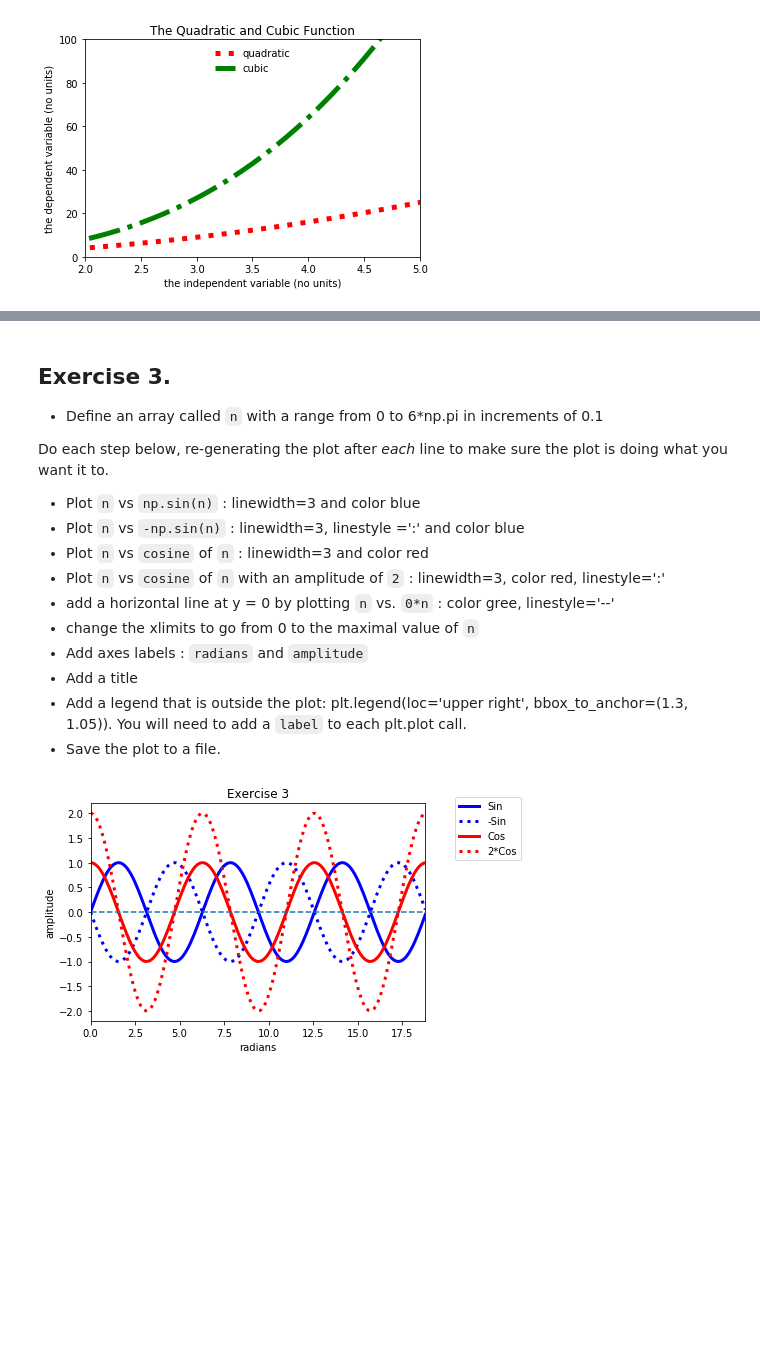
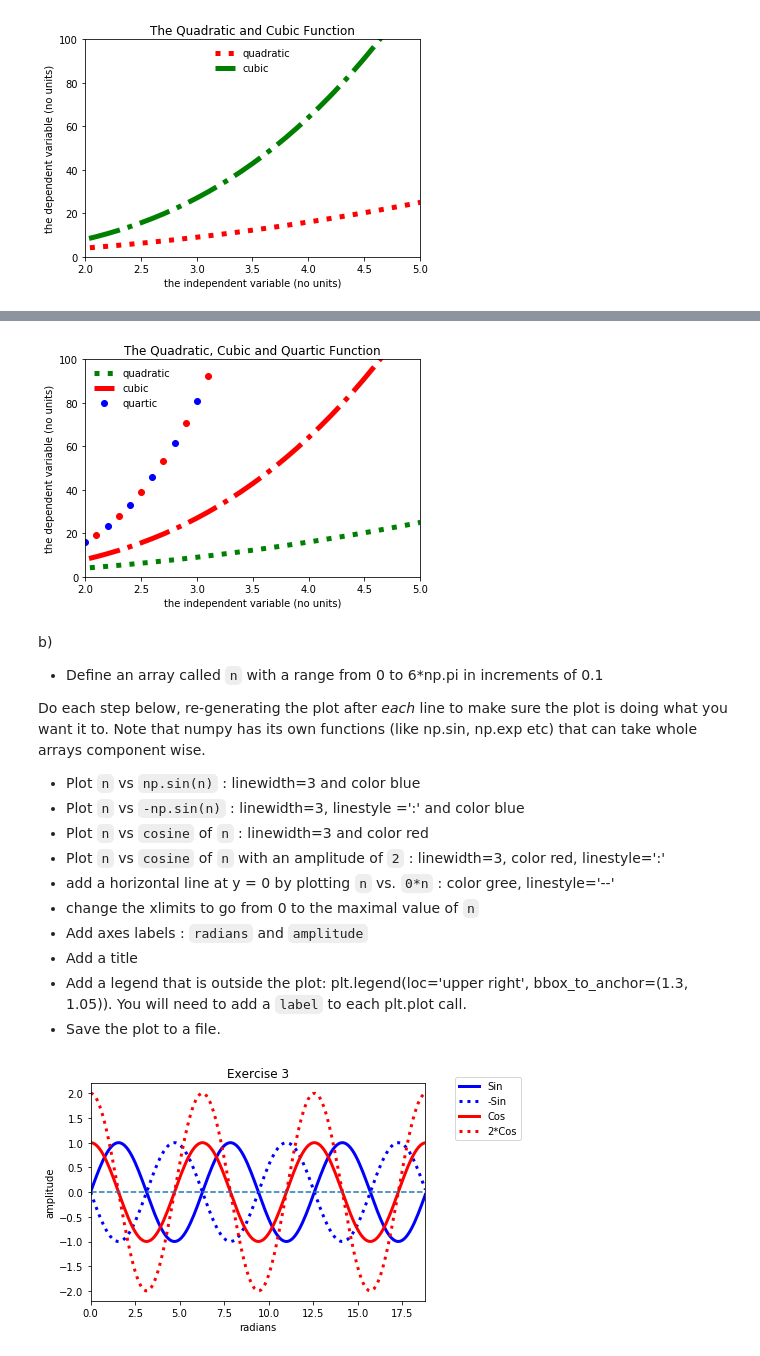
Before and after one commit to gurtina/P105A_2019, a Jupyter notebook: ProblemSet6_Soln.ipynb, the cells around one changed output, grey strips where cells are left out. Saved outputs shown, nothing was run; the diff lists cells and outputs as text; code cells hidden in the pictures; blank space fills up the shorter version.

Commit message:
:pencil2: Modified soln set

```diff
--- a/ProblemSet6_Soln.ipynb
+++ b/ProblemSet6_Soln.ipynb
@@ -448,9 +466,48 @@ plt.savefig('PSet6_QuadraticCubic.png', dpi=300) # save the figure to a file,
+# %%
+
+xx = np.arange(1,10,0.1) # we can use this same array for all functions
+
+# plotting the functions
+plt.plot(xx, y(xx),linewidth=5, linestyle=':',color='green',label='quadratic')
+plt.plot(xx, xx**3,linewidth=5, linestyle='-.',color='red',label='cubic')
+
+
+# Quartic Function
+# 'bo' by itself indicates plotting the data using blue points
+# [::2] means, start at the beginning, go all the way to the end, but skip every other point.
+plt.plot(xx[::2], xx[::2]**4, 'bo', label='quartic')
+
+# Add here a new plot, which is the same as the above, but starting at index 1,
+#going until the end, skipping every other point.
+# 'ro' indicates plotting the data using red points
+plt.plot(xx[1::2], xx[1::2]**4, 'ro')
+
+
+
+# axis labels
+plt.xlabel("the independent variable (no units)")
+plt.ylabel("the dependent variable (no units)")
+
+# plot title
+plt.title("The Quadratic, Cubic and Quartic Function")
+
+plt.xlim(2,5)
+plt.ylim(0,100)
+
+plt.legend(loc="upper left", frameon=False) #modified the legend
+
+
+plt.savefig('PSet6_QuadraticCubicQuartic.png', dpi=300) # save the figure to a file,
+#dpi indictes the resolution
+# %% [output]
+[figure, added]
 # %% [markdown]
-## Exercise 3.
 
+b)
    - Define an array called `n` with a range from 0 to 6*np.pi in increments of 0.1
 
 Do each step below, re-generating the plot after *each* line to make sure the plot is doing what you want it to.
+Note that numpy has its own functions (like np.sin, np.exp etc) that can take whole arrays component wise.
 
    - Plot `n` vs `np.sin(n)` :   linewidth=3 and color blue
    - Plot `n` vs `-np.sin(n)` : linewidth=3,  linestyle =':' and color blue
```
Also changed, not shown: parts of 12 cells of this notebook.
